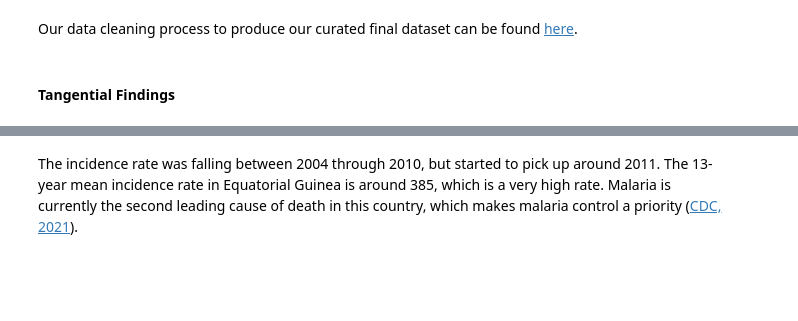
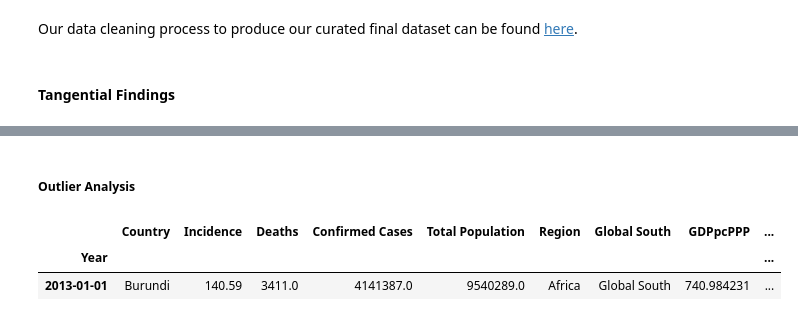
Before and after one commit to mcuadera/info_2950_malaria_project, a Jupyter notebook: phase_submissions/Phase_5.ipynb, the cells around one changed output, grey strips where cells are left out. Saved outputs shown, nothing was run; the diff lists cells and outputs as text; code cells hidden in the pictures; blank space fills up the shorter version.

```diff
--- a/phase_submissions/Phase_5.ipynb
+++ b/phase_submissions/Phase_5.ipynb
@@ -959,2 +816,8 @@ plt.show()
-# %% [markdown]
-The incidence rate was falling between 2004 through 2010, but started to pick up around 2011. The 13-year mean incidence rate in Equatorial Guinea is around 385, which is a very high rate. Malaria is currently the second leading cause of death in this country, which makes malaria control a priority ([CDC, 2021](https://www.cdc.gov/globalhealth/countries/guinea/default.htm)).
+# %% [markdown]
+##### Outlier Analysis
+# %%
+year_2013[year_2013['Region']=='Africa'].sort_values(by='Confirmed Cases', ascending=False).head(1)
+# %% [output]
+|  | Country | Incidence | Deaths | Confirmed Cases | Total Population | Region | Global South | GDPpcPPP | ... |
+| Year |  |  |  |  |  |  |  |  | ... |
+| 2013-01-01 | Burundi | 140.59 | 3411.0 | 4141387.0 | 9540289.0 | Africa | Global South | 740.984231 | ... |
```
Also changed, not shown: parts of 93 cells of this notebook, 1 other file.
